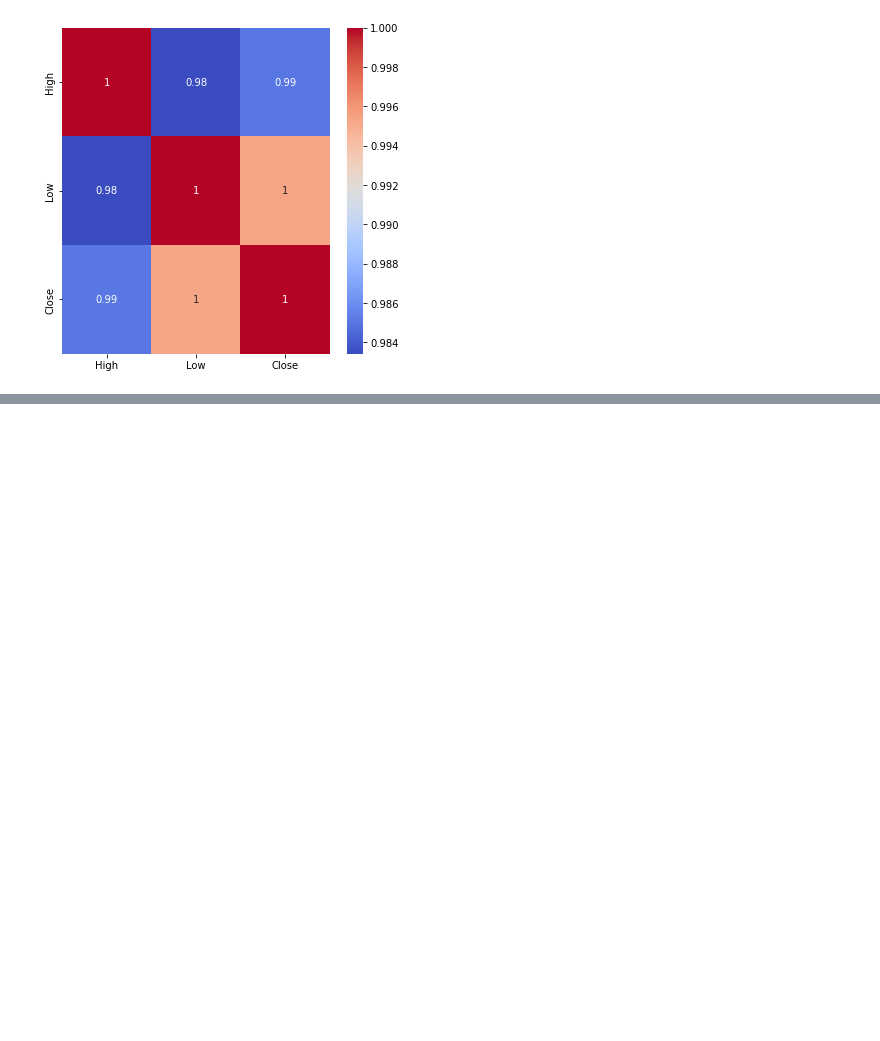
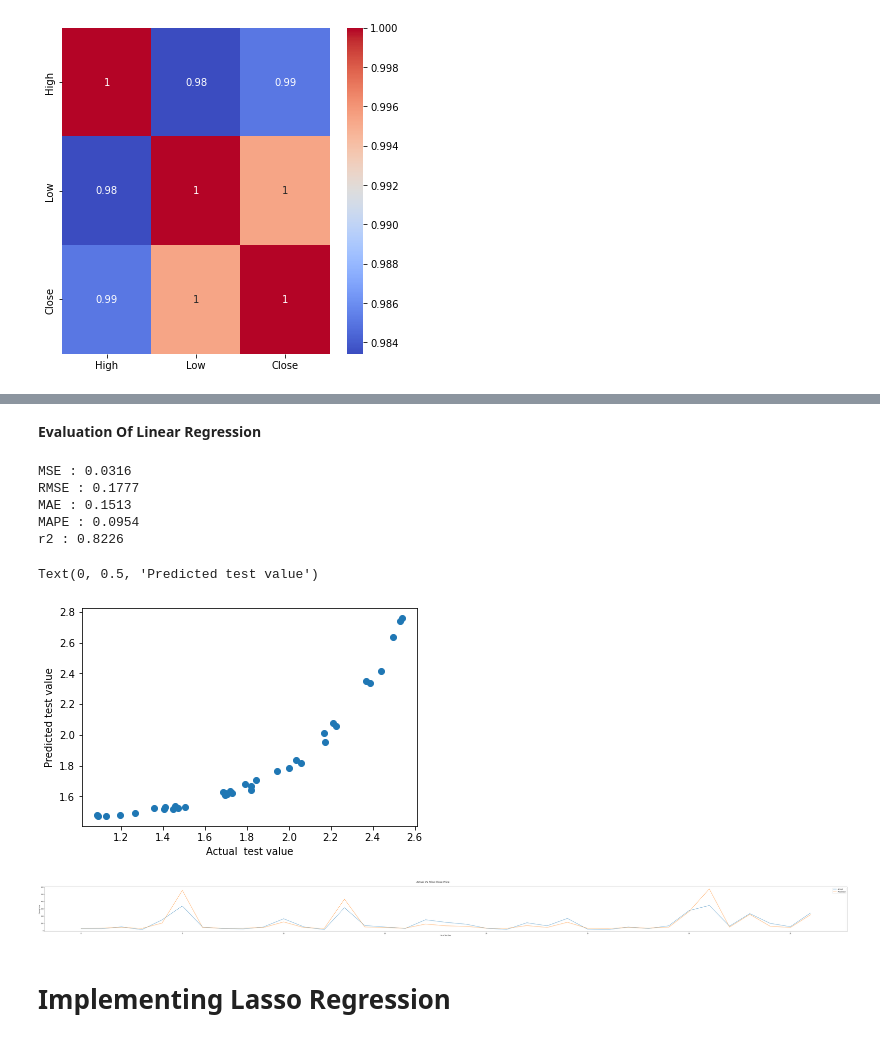
Before and after one commit to Vinitladse/YES-BANK-STOCK-CLOSING-PRICE-PREDICTION, a Jupyter notebook: YES_BANK_STOCK_CLOSING_PRICE_PREDICTION.ipynb, the cells around one changed output, grey strips where cells are left out. Saved outputs shown, nothing was run; the diff lists cells and outputs as text; code cells hidden in the pictures; blank space fills up the shorter version.

```diff
--- a/YES_BANK_STOCK_CLOSING_PRICE_PREDICTION.ipynb
+++ b/YES_BANK_STOCK_CLOSING_PRICE_PREDICTION.ipynb
@@ -349,0 +370,5 @@ plt.show()
+# %%
+# splitting the dadaset into the training set and test set
+# splitting the Train test data with 80 - 20
+
+X_train, X_test, y_train, y_test = train_test_split(X, y, test_size = 0.20, random_state = 1)
@@ -349,0 +385,5 @@ plt.show()
+# %%
+# Transforming data
+scaler = MinMaxScaler()
+X_train = scaler.fit_transform(X_train)
+X_test = scaler.transform(X_test)
@@ -349,0 +392,3 @@ plt.show()
+# %%
+regressor = LinearRegression()
+regressor.fit(X_train, y_train)
@@ -349,0 +407,4 @@ plt.show()
+# %%
+#prediction of test data
+y_pred = regressor.predict(X_test)
+y_pred
@@ -349,0 +446,37 @@ plt.show()
+# %% [markdown]
+**Evaluation Of Linear Regression**
+# %%
+# Test Performance of Linear Regregression
+
+print("MSE :", round(mean_squared_error(y_test, y_pred), 4))
+print("RMSE :", round(math.sqrt(mean_squared_error(y_test, y_pred)), 4))
+print("MAE :", round(mean_absolute_error(y_test, y_pred), 4))
+print("MAPE :", round(mean_absolute_percentage_error(y_test, y_pred), 4))
+print("r2 :", round(r2_score(y_test, y_pred),4))
+# %% [output]
+MSE : 0.0316
+RMSE : 0.1777
+MAE : 0.1513
+MAPE : 0.0954
+r2 : 0.8226
+# %%
+plt.scatter(y_test, y_pred)
+plt.xlabel('Actual  test value')
+plt.ylabel('Predicted test value')
+# %% [output]
+Text(0, 0.5, 'Predicted test value')
+[figure, added]
+# %%
+# Actual Price vs predicted price for Linear Regression plot
+plt.figure(figsize=(10,6))
+plt.plot(10**(np.array(y_test)))
+plt.plot(10**(y_pred))
+plt.suptitle('Actual Vs Price Close Price', fontsize = 18)
+plt.legend(['Actual', 'Predicted'], fontsize = 12)
+plt.xlabel('No of Test Data', fontsize= 10)
+plt.ylabel('Closing Price', fontsize= 10)
+plt.show()
+# %% [output]
+[figure, added]
+# %% [markdown]
+# **Implementing Lasso Regression**
```
Also changed, not shown: parts of 20 cells of this notebook.
